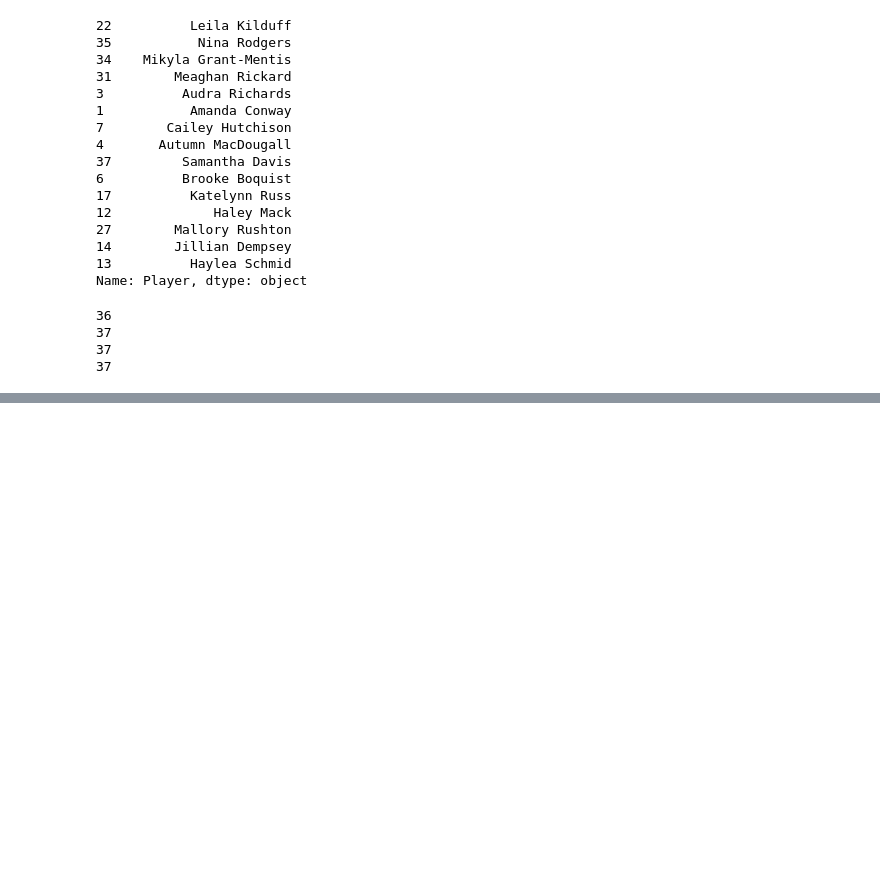
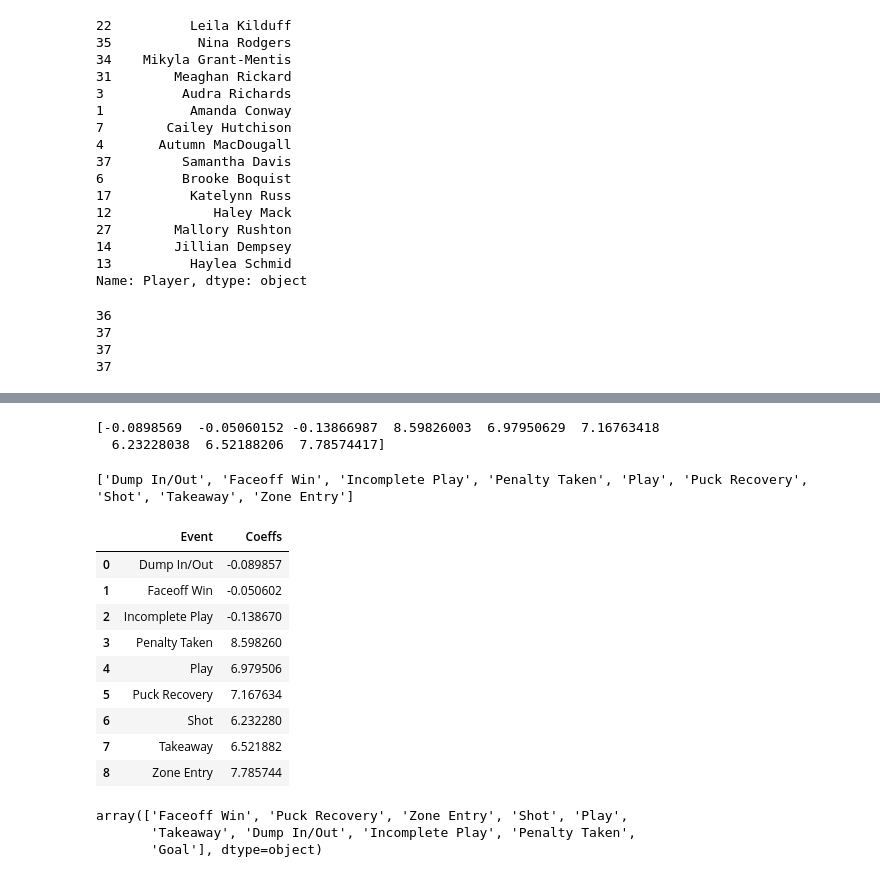
Before and after one commit to AlvinLok/Team_White_MMA_Datathon_2022, a Jupyter notebook: alvin/draft.ipynb, the cells around one changed output, grey strips where cells are left out. Drawn from its saved outputs; the diff is of its cells as text; code cells hidden in the pictures; blank space fills up the shorter version.

```diff
--- a/alvin/draft.ipynb
+++ b/alvin/draft.ipynb
@@ -871,0 +895,4 @@ print(game4_df['Player'].loc[(game4_df['Period'] == 1)].nunique())
+# %%
+y3 = TEST_new_df.iloc[:, 22]
+x3 = TEST_new_df.iloc[:, 23:34]
+x3 = x3.drop('Goal', 1)
@@ -871,0 +907,3 @@ print(game4_df['Player'].loc[(game4_df['Period'] == 1)].nunique())
+# %%
+LR_kf = LogisticRegressionCV(Cs=4, fit_intercept=True, cv=10, verbose =1, random_state=42)
+LR_kf.fit(x3, y3)
@@ -871,0 +914,41 @@ print(game4_df['Player'].loc[(game4_df['Period'] == 1)].nunique())
+# %%
+print(LR_kf.coef_[0])
+# print(LR_kf.intercept_)
+# %% [output]
+[-0.0898569  -0.05060152 -0.13866987  8.59826003  6.97950629  7.16763418
+  6.23228038  6.52188206  7.78574417]
+# %%
+headers = TEST_new_df.columns[23:34]
+
+headers = headers.to_list()
+headers.remove('Goal')
+# index = headers.index('Penalty Taken')
+# headers = headers[:index] + ['Penalty Received'] + headers[index+1:]
+
+print(headers)
+# %% [output]
+['Dump In/Out', 'Faceoff Win', 'Incomplete Play', 'Penalty Taken', 'Play', 'Puck Recovery', 'Shot', 'Takeaway', 'Zone Entry']
+# %%
+coeff_list = pd.DataFrame(headers, columns=['Event'])
+coeff_values = pd.DataFrame(LR_kf.coef_[0], columns=['Coeffs'])
+
+coeff_df = pd.concat([coeff_list, coeff_values], axis=1)
+# coeff_df['Coeffs x 1000'] = coeff_df.Coeffs*1000
+coeff_df
+# %% [output]
+|  | Event | Coeffs |
+| 0 | Dump In/Out | -0.089857 |
+| 1 | Faceoff Win | -0.050602 |
+| 2 | Incomplete Play | -0.138670 |
+| 3 | Penalty Taken | 8.598260 |
+| 4 | Play | 6.979506 |
+| 5 | Puck Recovery | 7.167634 |
+| 6 | Shot | 6.232280 |
+| 7 | Takeaway | 6.521882 |
+| 8 | Zone Entry | 7.785744 |
+# %%
+df.Event.unique()
+# %% [output]
+array(['Faceoff Win', 'Puck Recovery', 'Zone Entry', 'Shot', 'Play',
+       'Takeaway', 'Dump In/Out', 'Incomplete Play', 'Penalty Taken',
+       'Goal'], dtype=object)
```
Also changed, not shown: parts of 13 cells of this notebook, 1 other file.
